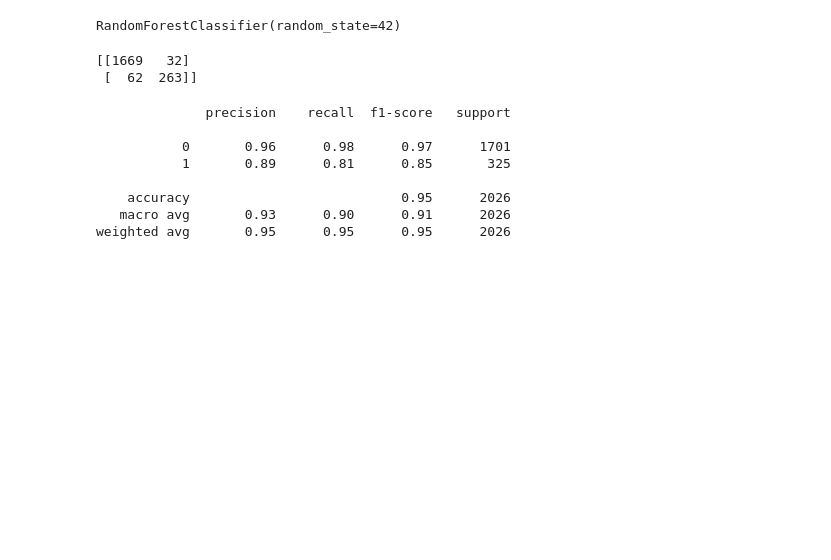
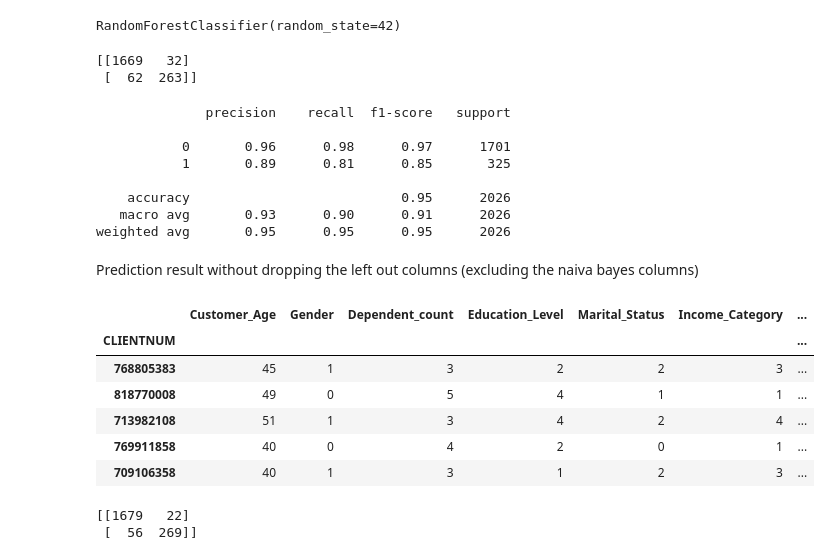
Before and after one commit to ryankong3573/bank_churn_analysis, a Jupyter notebook: main.ipynb, the cells around one changed output. Drawn from its saved outputs; the diff is of its cells as text; code cells hidden in the pictures; blank space fills up the shorter version.

```diff
--- a/main.ipynb
+++ b/main.ipynb
@@ -206,0 +205,2 @@ dtype: object
+# %%
+df_raw = df
@@ -401,3 +411,20 @@ print(classification_report(Y_test,y_pred))
     accuracy                           0.95      2026
    macro avg       0.93      0.90      0.91      2026
 weighted avg       0.95      0.95      0.95      2026
+# %% [markdown]
+Prediction result without dropping the left out columns (excluding the naiva bayes columns)
+# %%
+df_raw = df_raw.drop(columns="customer_age_category")
+# %%
+X_raw = df_raw.drop(columns=("Attrition_Flag"))
+Y_raw = df_raw["Attrition_Flag"]
+# %%
+X_raw.head()
+# %% [output]
+|  | Customer_Age | Gender | Dependent_count | Education_Level | Marital_Status | Income_Category | ... |
+| CLIENTNUM |  |  |  |  |  |  | ... |
+| 768805383 | 45 | 1 | 3 | 2 | 2 | 3 | ... |
+| 818770008 | 49 | 0 | 5 | 4 | 1 | 1 | ... |
+| 713982108 | 51 | 1 | 3 | 4 | 2 | 4 | ... |
+| 769911858 | 40 | 0 | 4 | 2 | 0 | 1 | ... |
+| 709106358 | 40 | 1 | 3 | 1 | 2 | 3 | ... |
@@ -403,0 +437,5 @@ weighted avg       0.95      0.95      0.95      2026
+# %%
+print(confusion_matrix(Y_raw_test,y_raw_pred))
+# %% [output]
+[[1679   22]
+ [  56  269]]
```
Also changed, not shown: parts of 11 cells of this notebook, 1 other file.
